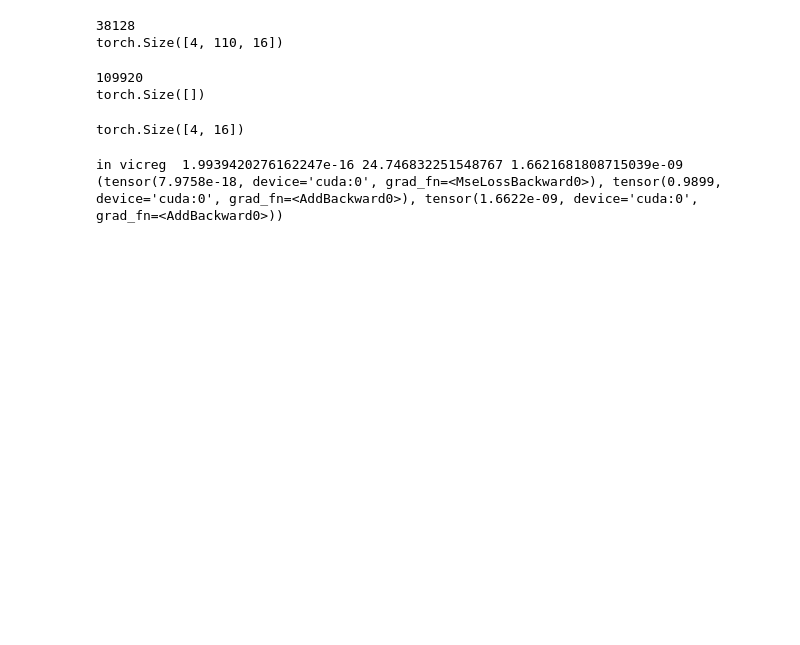
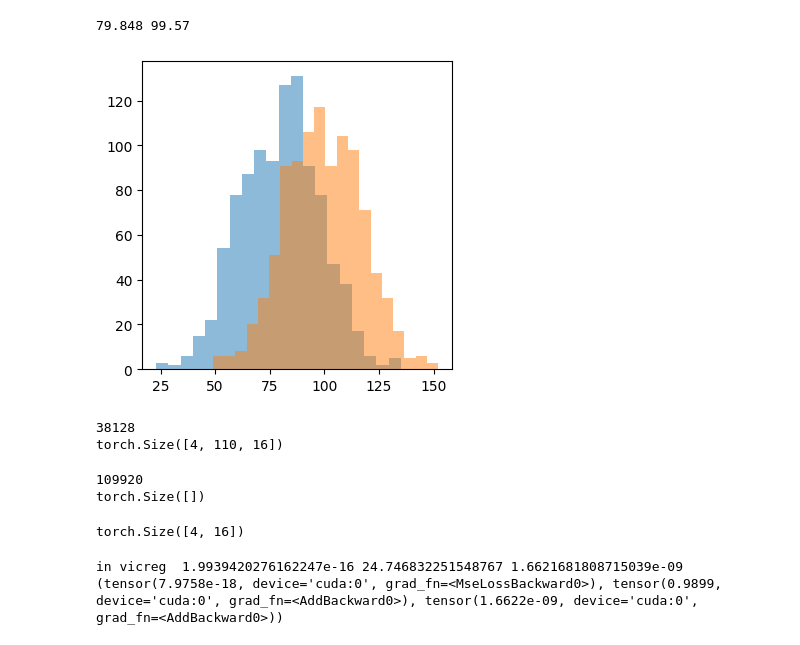
Before and after one commit to eisbetterthanpi/JEPA, a Jupyter notebook: Seq_JEPA.ipynb, the cells around one changed output. Drawn from its saved outputs; the diff is of its cells as text; code cells hidden in the pictures; blank space fills up the shorter version.

```diff
--- a/Seq_JEPA.ipynb
+++ b/Seq_JEPA.ipynb
@@ -507,3 +537,25 @@ torch.Size([64, 1, 69]) torch.Size([64, 124])
+# %%
+ttc=[]
+ttt=[]
+def mean(x): return sum(x)/len(x)
+
+for i in range(1000):
+    # collated_masks_enc, collated_masks_pred = mask_collator(1)
+    # context_indices, trg_indices = torch.stack(collated_masks_enc).squeeze(0), torch.stack(collated_masks_pred).transpose(0,1).flatten(1).unique(dim=1) # [num_msk, b,num_tok]->[b,num_tok] # [64, 65], [64, 32]
+    context_indices, trg_indices = simplexmask1d(seq=200, ctx_scale=(.8,1), trg_scale=(.2,.8), B=1, chaos=[3,.5])
+    ttc.append(context_indices.shape[-1])
+    ttt.append(trg_indices.shape[-1])
+
+print(mean(ttc), mean(ttt))
+
+import matplotlib.pyplot as plt
+plt.rcParams["figure.figsize"] = (4,4)
+plt.hist(ttc, bins=20, alpha=.5, label='context mask')
+plt.hist(ttt, bins=20, alpha=.5, label='target mask')
+plt.show()
+# %% [output]
+79.848 99.57
+[figure, added]
 # %%
 # @title TransformerModel/Predictor
 import torch
```
Also changed, not shown: parts of 11 cells of this notebook.
